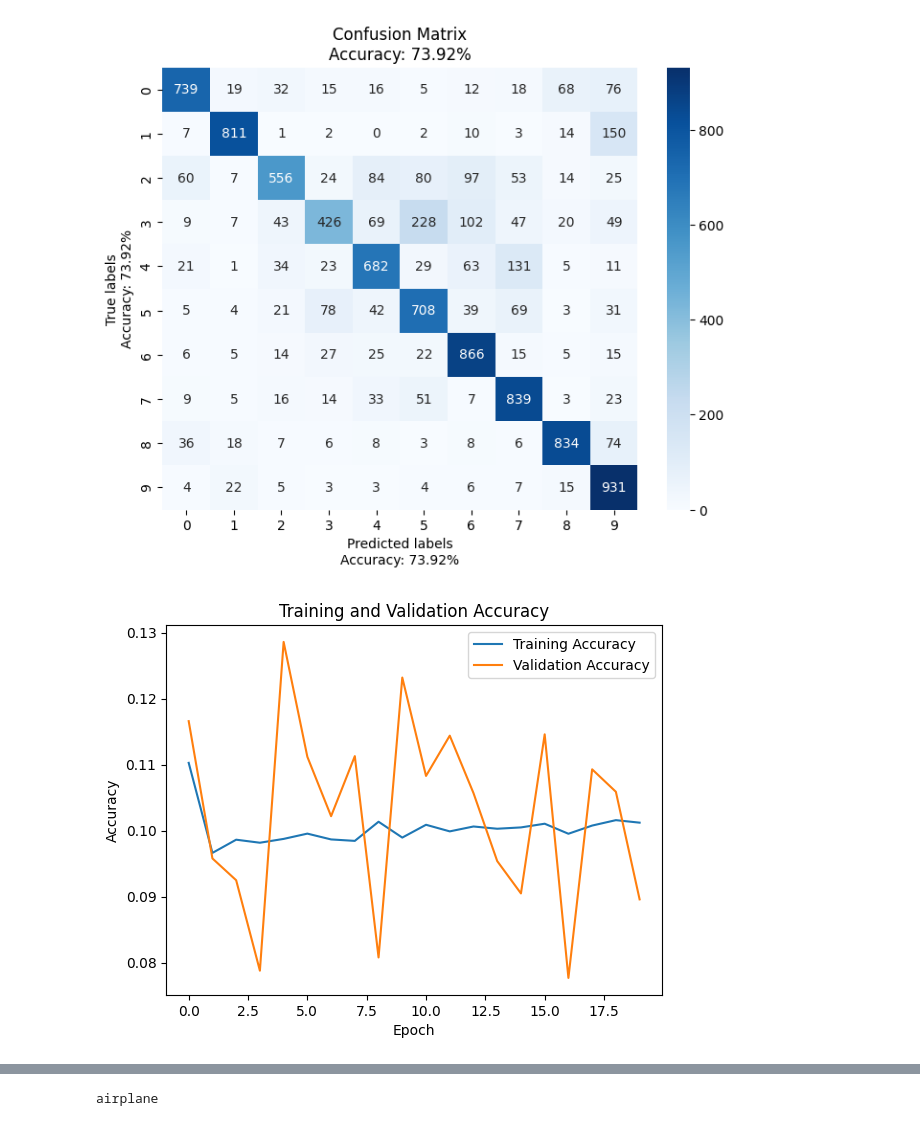
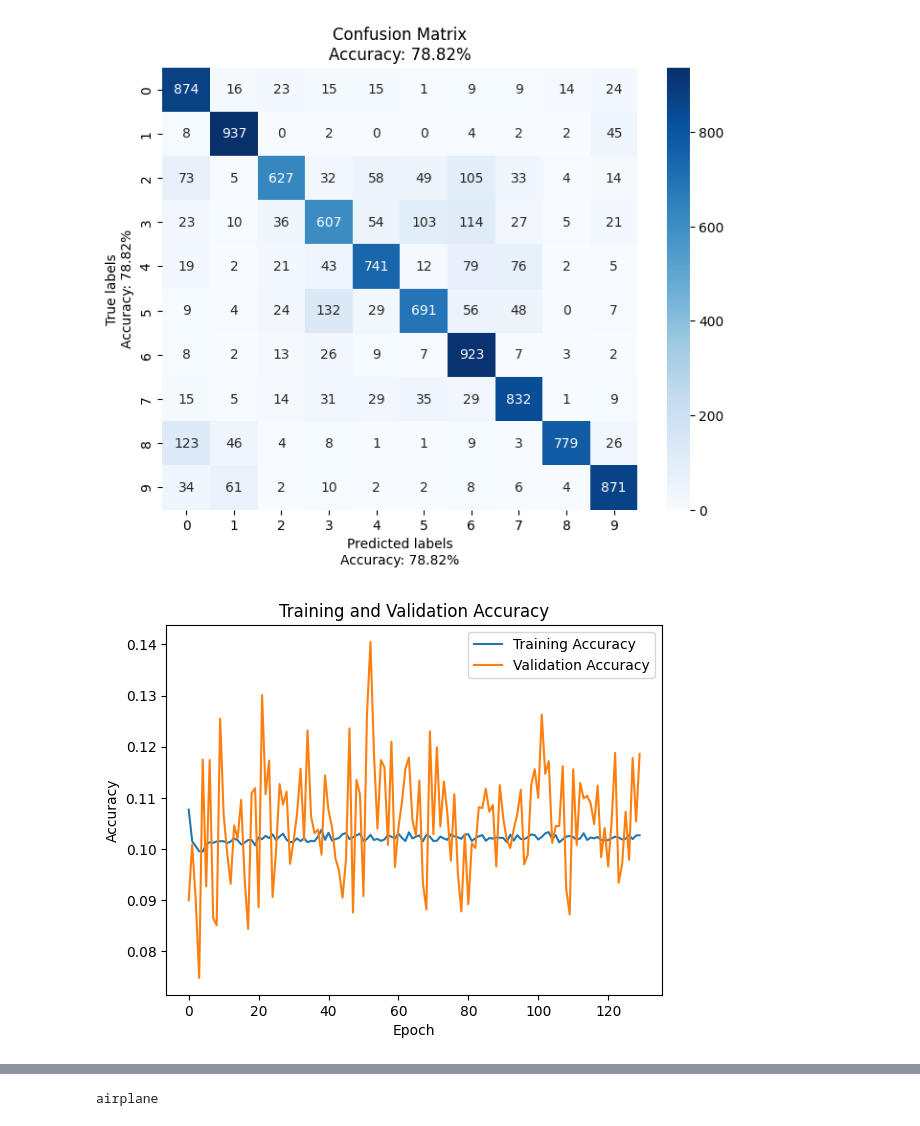
Before and after one commit to AnandDaksh/Crop-Disease-Classification, a Jupyter notebook: (ConVNetXT)cnn_cifar10_dataset.ipynb, the cells around one changed output, grey strips where cells are left out. Cells and saved outputs as stored; diff of their text form; code cells hidden in the pictures.

```diff
--- a/(ConVNetXT)cnn_cifar10_dataset.ipynb
+++ b/(ConVNetXT)cnn_cifar10_dataset.ipynb
@@ -59,7 +59,7 @@ datagen = tf.keras.preprocessing.image.ImageDataGenerator(
 datagen.fit(X_train)
 
 history = model.fit(datagen.flow(X_train, y_train, batch_size=32),
-                    epochs=20,
+                    epochs=130,
                     validation_data=(X_test, y_test))
 
 # Evaluate the model
@@ -124,2 +124,2 @@ Epoch 20/20
-[figure, old version]
+[figure, new version]
-[figure, old version]
+[figure, new version]
```
Also changed, not shown: parts of 1 cell of this notebook.
